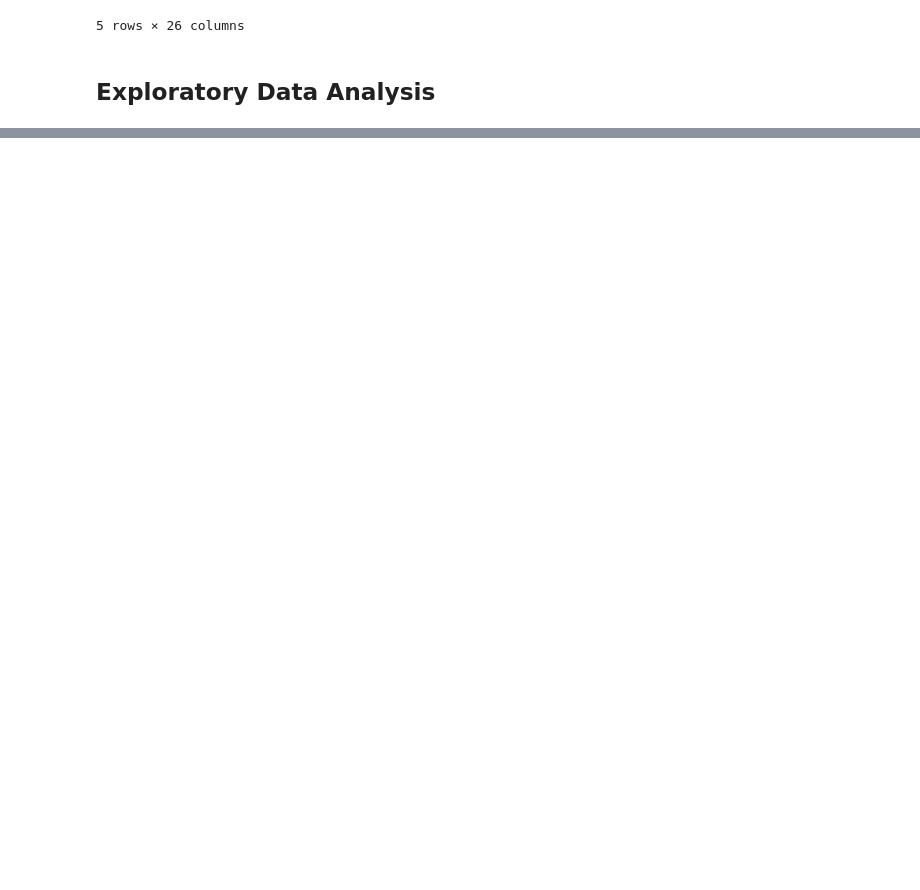
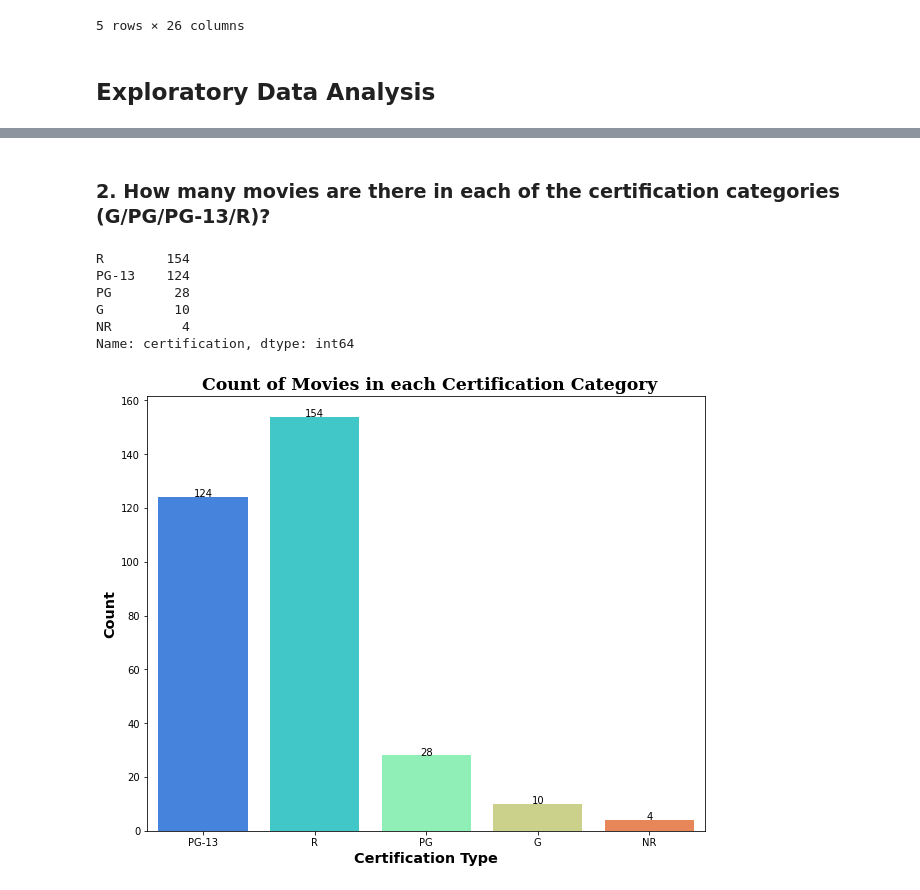
Before and after one commit to rdbhatkal/IMDB, a Jupyter notebook: Exploratory Data Analysis.ipynb, the cells around one changed output, grey strips where cells are left out. Saved outputs shown, nothing was run; the diff lists cells and outputs as text; code cells hidden in the pictures; blank space fills up the shorter version.

```diff
--- a/Exploratory Data Analysis.ipynb
+++ b/Exploratory Data Analysis.ipynb
@@ -49,0 +72,4 @@ connection_str = "mysql+pymysql://root:root@localhost/new_db1"
+# %%
+# Creating budget and revenue filters
+budgetfilter = newdf['budget'] > 0
+revenuefilter = newdf['revenue'] > 0
@@ -49,0 +113,4 @@ connection_str = "mysql+pymysql://root:root@localhost/new_db1"
+# %%
+# dataframe with budget or revenue filters
+edadf = newdf.loc[budgetfilter & revenuefilter, :]
+edadf.head()
@@ -49,0 +146,36 @@ connection_str = "mysql+pymysql://root:root@localhost/new_db1"
+# %% [markdown]
+### 2. How many movies are there in each of the certification categories (G/PG/PG-13/R)?
+# %%
+edadf['certification'].value_counts()
+# %% [output]
+R        154
+PG-13    124
+PG        28
+G         10
+NR         4
+Name: certification, dtype: int64
+# %%
+## Lets look at Movies by Certification type
+
+fig, ax = plt.subplots(figsize=(10, 8))
+graph =sns.countplot( x ='certification',  data=edadf , palette='rainbow');
+
+
+ax.set_title(' Count of Movies in each Certification Category',
+             fontfamily='serif',
+             fontsize='xx-large',
+             fontweight='semibold');
+
+## Lets get the count
+
+for p in graph.patches:
+    height = p.get_height()
+    graph.text(p.get_x()+p.get_width()/2., height + 0.1,height ,ha="center");
+
+## Increasing Axis Label Font Sizes
+ax.set_xlabel('Certification Type',
+              fontsize='x-large', fontweight='semibold')
+ax.set_ylabel("Count",
+              fontsize='x-large', fontweight='semibold');
+# %% [output]
+[figure, added]
```
Also changed, not shown: parts of 18 cells of this notebook, 10 other files.
